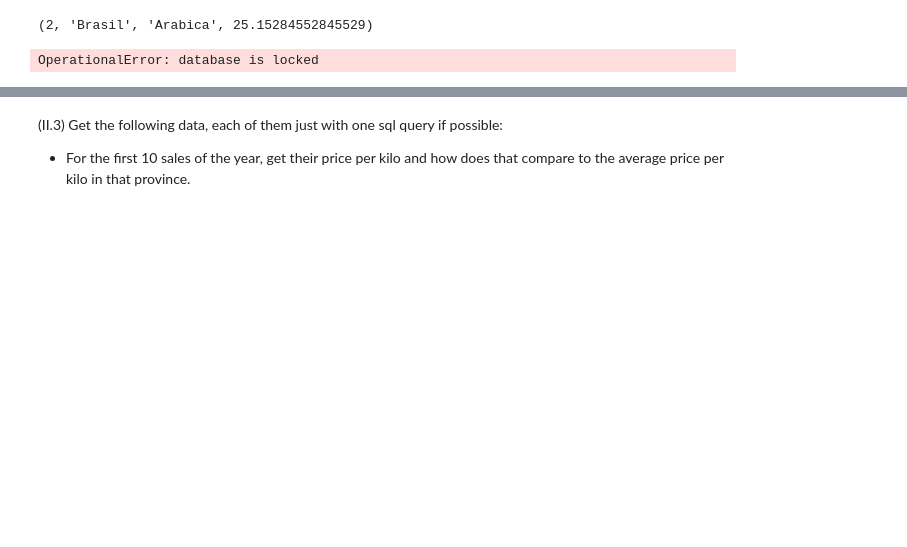
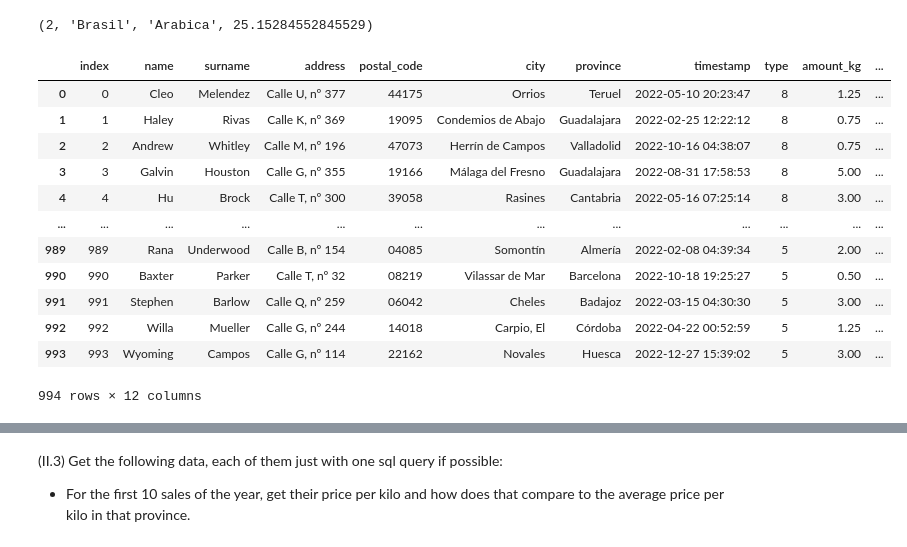
Before and after one commit to guille-ds/DataCleaning-Analysis-Python-SQL, a Jupyter notebook: answers-1.ipynb, the cells around one changed output, grey strips where cells are left out. Cells and saved outputs as stored; diff of their text form; code cells hidden in the pictures; blank space fills up the shorter version.

```diff
--- a/answers-1.ipynb
+++ b/answers-1.ipynb
@@ -750,20 +748,3 @@ conn.commit()
 conn.close()
 # %% [output]
 (2, 'Brasil', 'Arabica', 25.15284552845529)
-# %%
-# The total sales amount per source country.
-# In order to practice creating a new column, I use the 'sales' table
-# instead of 'sales_update' which already includes the 'sales_amount' column.
-# STEP 1 / 2
-# Firstly, I need to create a new column with the 'sales_amount'
-
-conn = sqlite3.connect('embat_data')
-c = conn.cursor()
-
-new_columna = '''ALTER TABLE sales ADD COLUMN sales_amount REAL GENERATED ALWAYS AS (amount_kg * price_kg);'''
-
-c.execute(new_columna)
-conn.commit()
-conn.close()
-# %% [output]
-OperationalError: database is locked
@@ -775 +751,27 @@ for r in out:
+# %%
+conn = sqlite3.connect('embat_data')
+c = conn.cursor()
+
+query = '''
+        SELECT
+            *
+        FROM
+            sales_update
+        ;
+        '''
+pd.read_sql_query(query, conn)
+# %% [output]
+|  | index | name | surname | address | postal_code | city | province | timestamp | type | amount_kg | ... |
+| 0 | 0 | Cleo | Melendez | Calle U, nº 377 | 44175 | Orrios | Teruel | 2022-05-10 20:23:47 | 8 | 1.25 | ... |
+| 1 | 1 | Haley | Rivas | Calle K, nº 369 | 19095 | Condemios de Abajo | Guadalajara | 2022-02-25 12:22:12 | 8 | 0.75 | ... |
+| 2 | 2 | Andrew | Whitley | Calle M, nº 196 | 47073 | Herrín de Campos | Valladolid | 2022-10-16 04:38:07 | 8 | 0.75 | ... |
+| 3 | 3 | Galvin | Houston | Calle G, nº 355 | 19166 | Málaga del Fresno | Guadalajara | 2022-08-31 17:58:53 | 8 | 5.00 | ... |
+| 4 | 4 | Hu | Brock | Calle T, nº 300 | 39058 | Rasines | Cantabria | 2022-05-16 07:25:14 | 8 | 3.00 | ... |
+| ... | ... | ... | ... | ... | ... | ... | ... | ... | ... | ... | ... |
+| 989 | 989 | Rana | Underwood | Calle B, nº 154 | 04085 | Somontín | Almería | 2022-02-08 04:39:34 | 5 | 2.00 | ... |
+| 990 | 990 | Baxter | Parker | Calle T, nº 32 | 08219 | Vilassar de Mar | Barcelona | 2022-10-18 19:25:27 | 5 | 0.50 | ... |
+| 991 | 991 | Stephen | Barlow | Calle Q, nº 259 | 06042 | Cheles | Badajoz | 2022-03-15 04:30:30 | 5 | 3.00 | ... |
+| 992 | 992 | Willa | Mueller | Calle G, nº 244 | 14018 | Carpio, El | Córdoba | 2022-04-22 00:52:59 | 5 | 1.25 | ... |
+| 993 | 993 | Wyoming | Campos | Calle G, nº 114 | 22162 | Novales | Huesca | 2022-12-27 15:39:02 | 5 | 3.00 | ... |
+994 rows × 12 columns
 # %%
```
Also changed, not shown: parts of 9 cells of this notebook.
